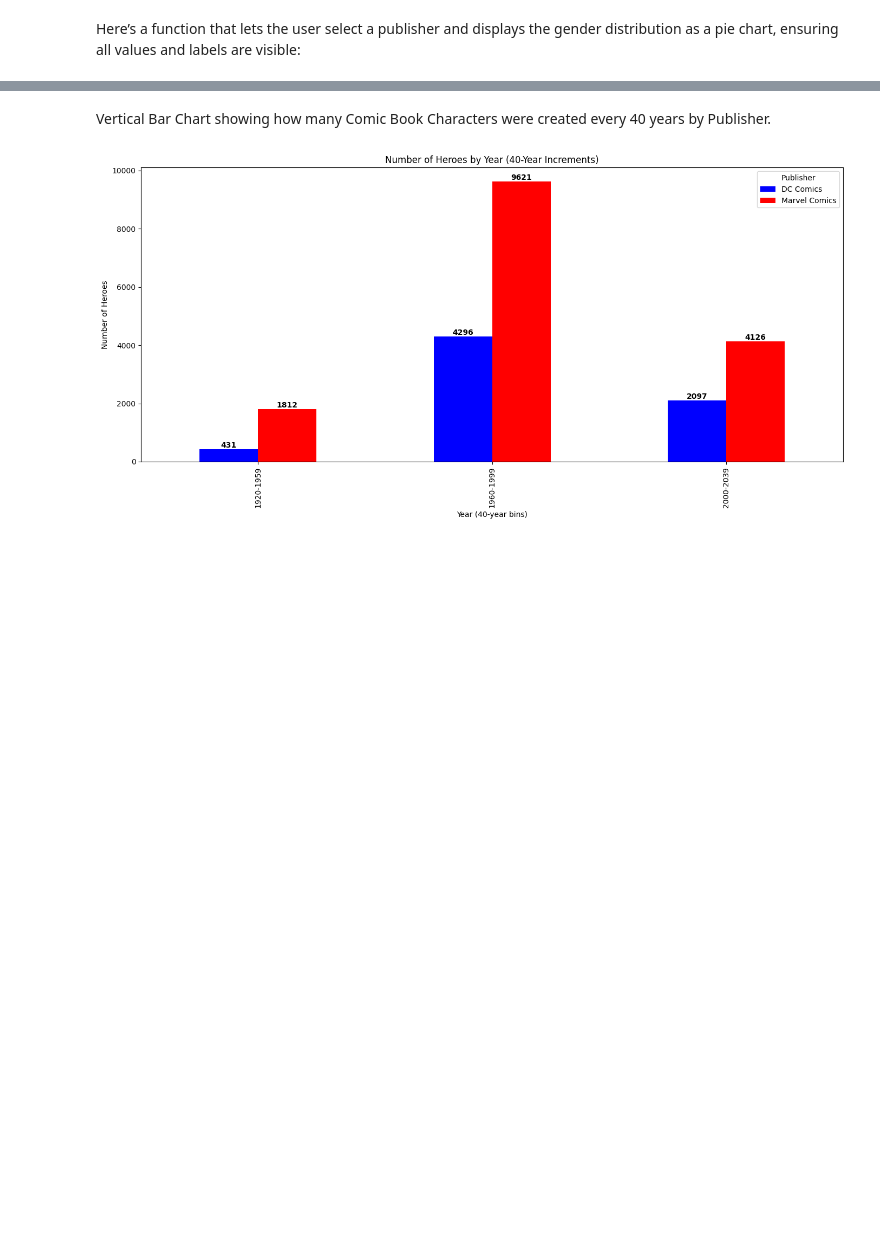
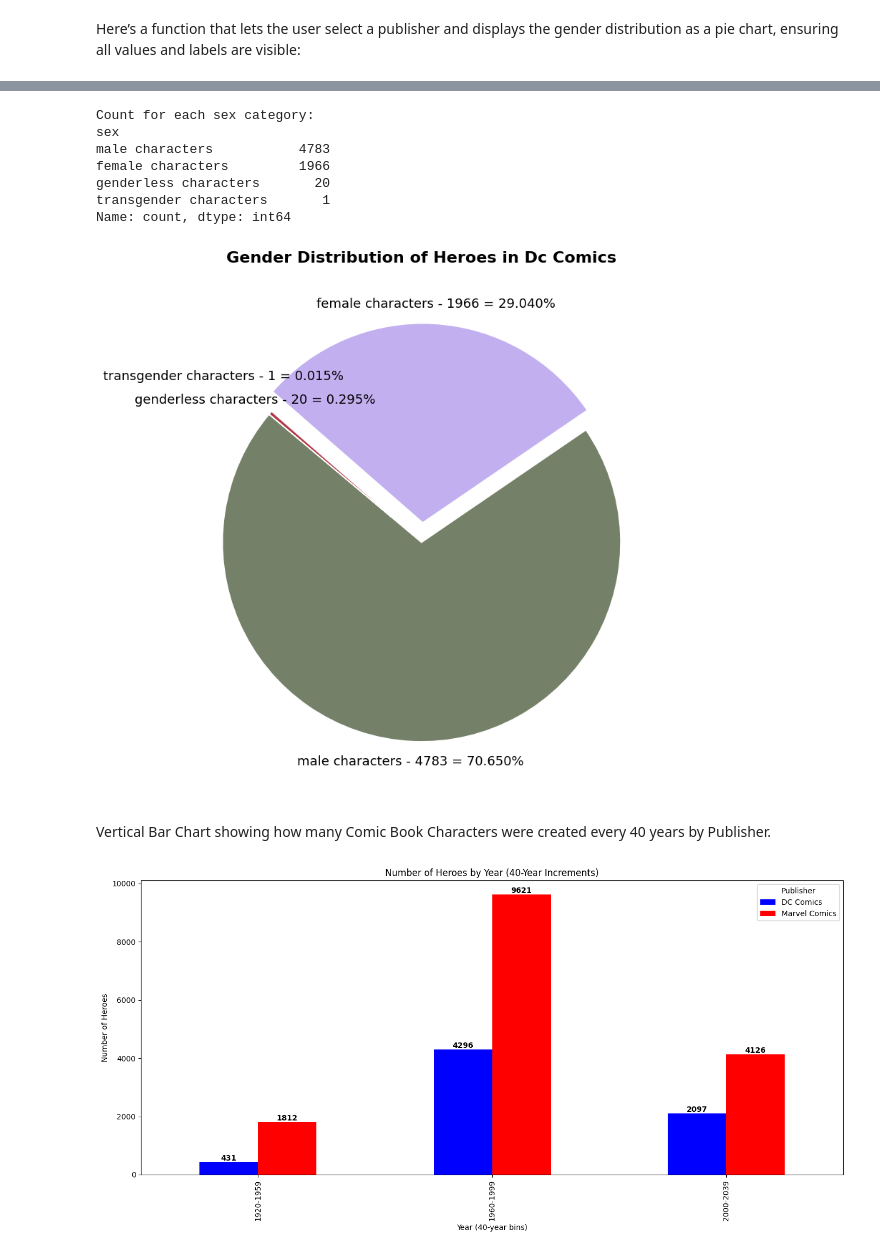
Before and after one commit to Arioch3d/DA_Capstone, a Jupyter notebook: SuperHero.ipynb, the cells around one changed output, grey strips where cells are left out. Drawn from its saved outputs; the diff is of its cells as text; code cells hidden in the pictures; blank space fills up the shorter version.

```diff
--- a/SuperHero.ipynb
+++ b/SuperHero.ipynb
@@ -496,3 +440,65 @@ hero_year_range_scatter_both_publishers()
+# %%
+def hero_gender_exploded_pie_chart():
+    publisher_choice = input("Enter 'DC Comics' or 'Marvel Comics': ").strip().lower()
+    if publisher_choice == "dc comics":
+        table_name = "DCHeroes"
+    elif publisher_choice == "marvel comics":
+        table_name = "MarvelHeroes"
+    else:
+        print("Invalid choice. Please enter 'DC Comics' or 'Marvel Comics'.")
+        return
+
+    conn = sqlite3.connect('Hero.db')
+    query = f"SELECT sex FROM {table_name}"
+    df = pd.read_sql(query, conn)
+    conn.close()
+
+
+    df = df.dropna(subset=['sex'])
+    df = df[df['sex'].str.lower() != 'unknown']
+    sex_counts = df['sex'].value_counts()
+    print("Count for each sex category:")
+    print(sex_counts)
+
+    total = sex_counts.sum()
+    labels = [f"{label} - {count} = {count/total:.3%}" for label, count in zip(sex_counts.index, sex_counts.values)]
+
+    # Dynamically set explode values for 4 or 8 slices
+    n = len(sex_counts)
+    if n == 4:
+        explode = (0, 0.1, 0, 0.2)
+    elif n == 8:
+        explode = (0, 0.05, 0, 0.5, 0.3, 0.7, 0.9, 1.1)
+    else:
+        explode = tuple([0.1 if i == 1 else 0 for i in range(n)])
+
+    plt.figure(figsize=(8, 8))
+    patches, texts = plt.pie(
+        sex_counts.values,
+        colors=['#748067', '#C2AFF0', '#B23A48', '#5DA271',
+                 '#CC99FF', '#FF66B3', '#99FFCC', '#CCFF99'],
+        labels=labels,
+        explode=explode,
+        startangle=140,
+        textprops={'fontsize': 13, 'ha': 'center'},
+        wedgeprops={'linewidth': 1, 'edgecolor': 'white'}
+    )
+    plt.title(f"Gender Distribution of Heroes in {publisher_choice.title()}", fontsize=16, weight='bold')
+    plt.axis('equal')
+    plt.tight_layout()
+    plt.show()
+
+# Call the function
+hero_gender_exploded_pie_chart()
+# %% [output]
+Count for each sex category:
+sex
+male characters           4783
+female characters         1966
+genderless characters       20
+transgender characters       1
+Name: count, dtype: int64
+[figure, added]
 # %% [markdown]
 Vertical Bar Chart showing how many Comic Book Characters were created every 40 years by Publisher.
 # %%
```
Also changed, not shown: parts of 15 cells of this notebook, 1 other file.
